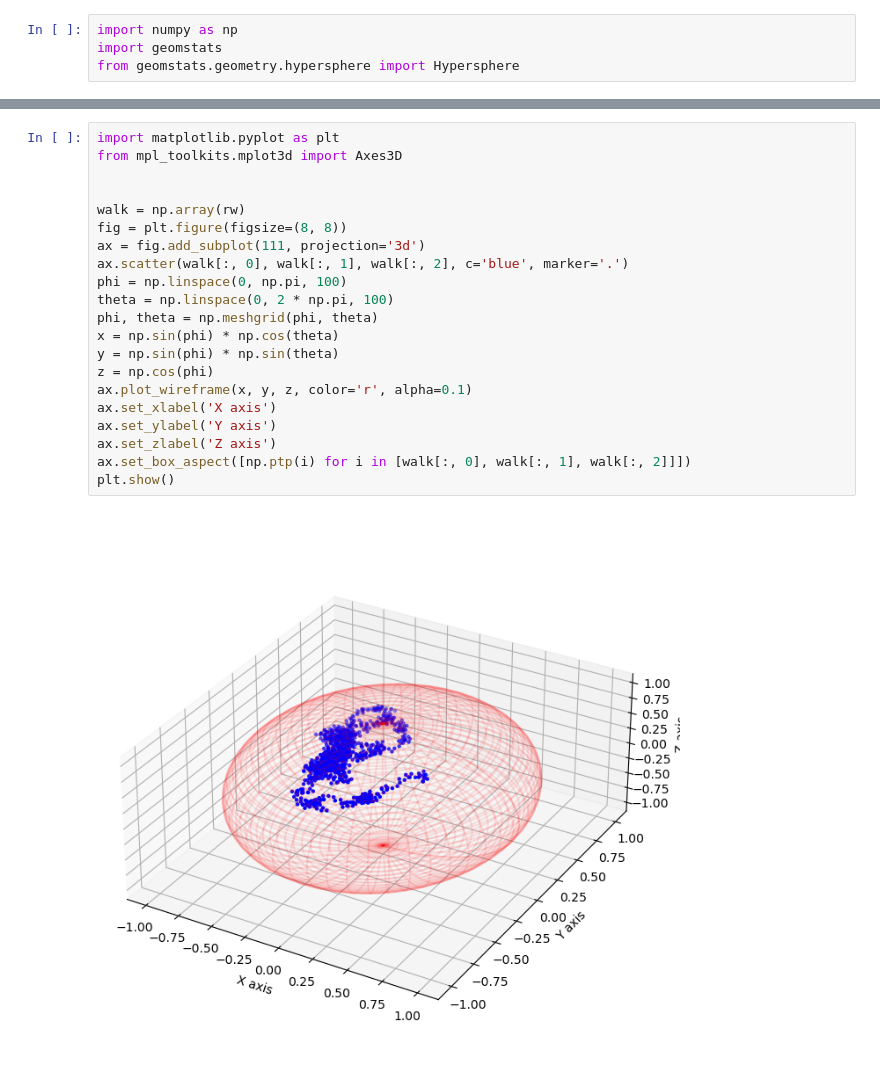
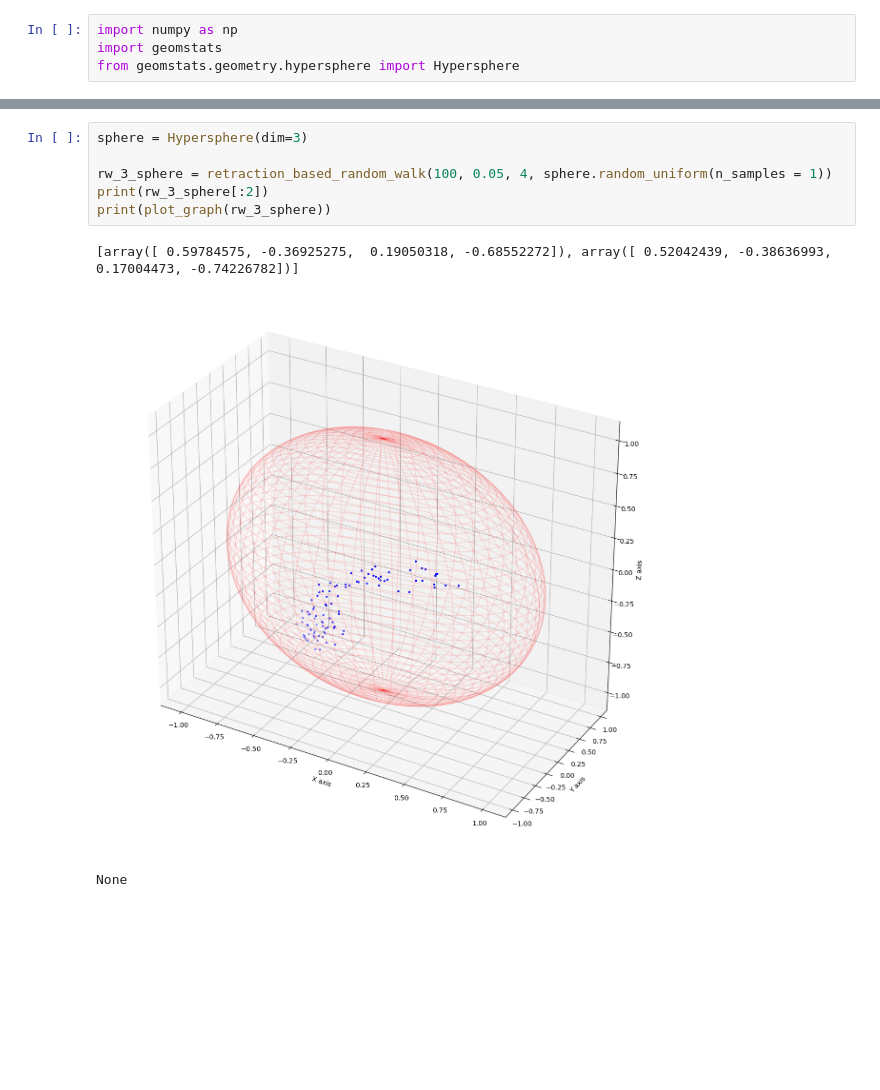
Before and after one commit to TomSbados/Random-Walk-on-HyperSphere, a Jupyter notebook: RandomWalk.ipynb, the cells around one changed output, grey strips where cells are left out. Cells and saved outputs as stored; diff of their text form; blank space fills up the shorter version.

```diff
--- a/RandomWalk.ipynb
+++ b/RandomWalk.ipynb
@@ -87,23 +70,10 @@ plt.show()
-# %%
-import matplotlib.pyplot as plt
-from mpl_toolkits.mplot3d import Axes3D
-
-
-walk = np.array(rw)
-fig = plt.figure(figsize=(8, 8))
-ax = fig.add_subplot(111, projection='3d')
-ax.scatter(walk[:, 0], walk[:, 1], walk[:, 2], c='blue', marker='.')
-phi = np.linspace(0, np.pi, 100)
-theta = np.linspace(0, 2 * np.pi, 100)
-phi, theta = np.meshgrid(phi, theta)
-x = np.sin(phi) * np.cos(theta)
-y = np.sin(phi) * np.sin(theta)
-z = np.cos(phi)
-ax.plot_wireframe(x, y, z, color='r', alpha=0.1)
-ax.set_xlabel('X axis')
-ax.set_ylabel('Y axis')
-ax.set_zlabel('Z axis')
-ax.set_box_aspect([np.ptp(i) for i in [walk[:, 0], walk[:, 1], walk[:, 2]]])
-plt.show()
-# %% [output]
-[figure, removed]
+# %%
+sphere = Hypersphere(dim=3)
+
+rw_3_sphere = retraction_based_random_walk(100, 0.05, 4, sphere.random_uniform(n_samples = 1))
+print(rw_3_sphere[:2])
+print(plot_graph(rw_3_sphere))
+# %% [output]
+[array([ 0.59784575, -0.36925275,  0.19050318, -0.68552272]), array([ 0.52042439, -0.38636993,  0.17004473, -0.74226782])]
+[figure, added]
+None
```
Also changed, not shown: parts of 3 cells of this notebook.
